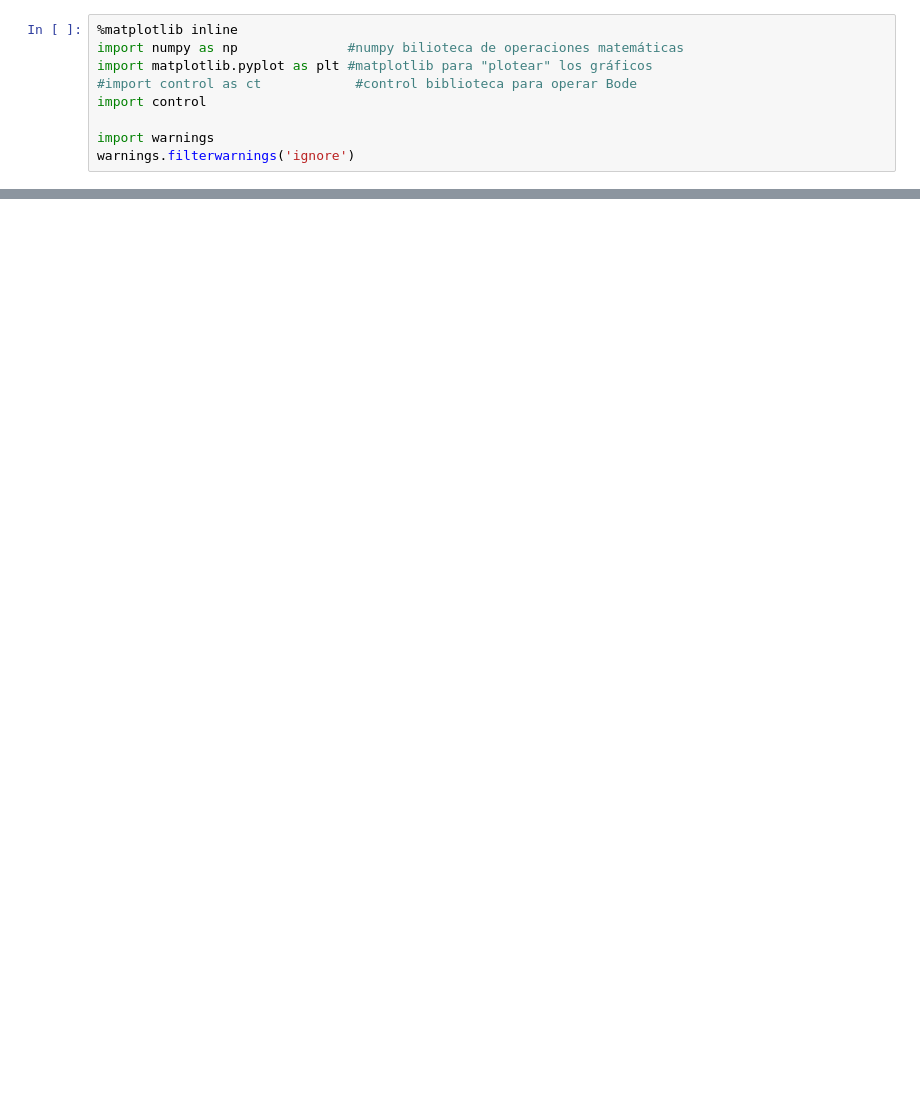
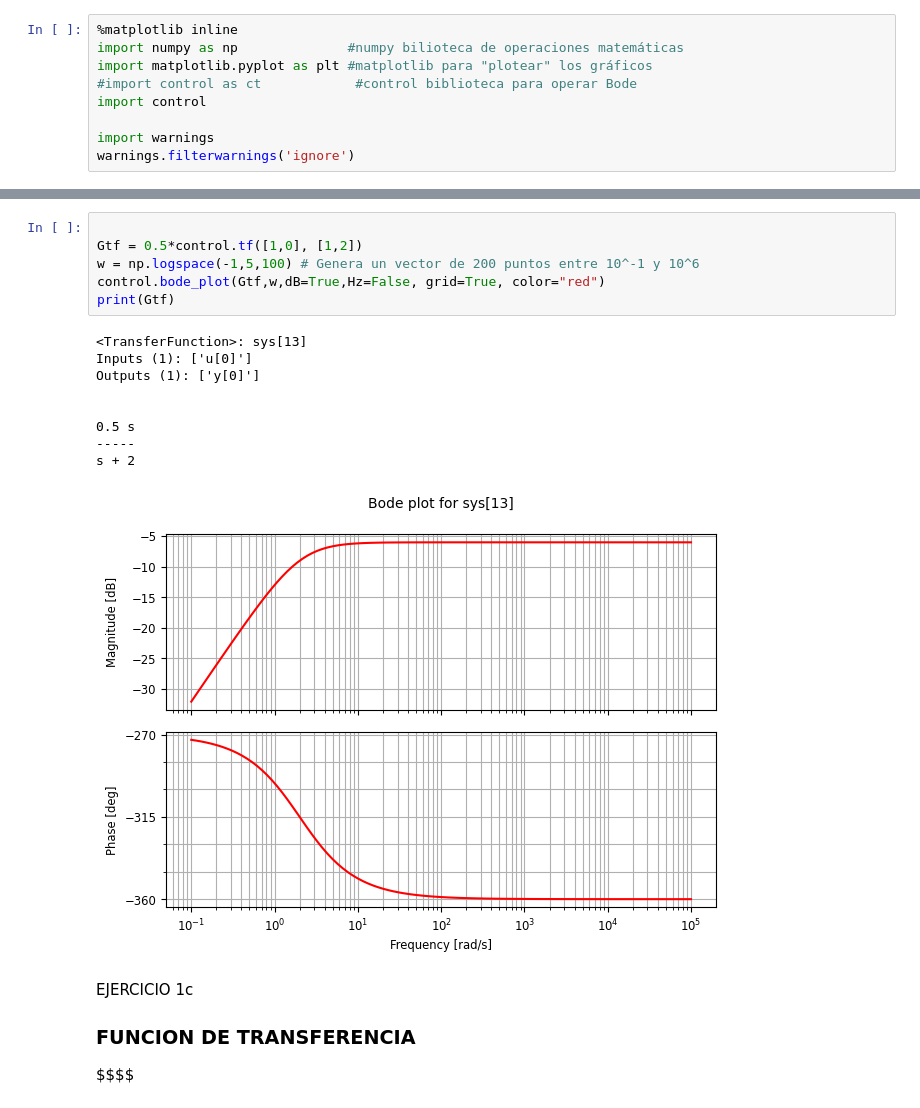
Before and after one commit to Nachito0407/Teoria-de-circuitos-II, a Jupyter notebook: Jupyter/guia_1.ipynb, the cells around one changed output, grey strips where cells are left out. Saved outputs shown, nothing was run; the diff lists cells and outputs as text; blank space fills up the shorter version.

```diff
--- a/Jupyter/guia_1.ipynb
+++ b/Jupyter/guia_1.ipynb
@@ -35,0 +44,21 @@ control.bode_plot(Gtf,dB=True,Hz=True, grid=True, color="red")
+# %%
+
+Gtf = 0.5*control.tf([1,0], [1,2])
+w = np.logspace(-1,5,100) # Genera un vector de 200 puntos entre 10^-1 y 10^6
+control.bode_plot(Gtf,w,dB=True,Hz=False, grid=True, color="red")
+print(Gtf)
+# %% [output]
+<TransferFunction>: sys[13]
+Inputs (1): ['u[0]']
+Outputs (1): ['y[0]']
+
+
+0.5 s
+-----
+s + 2
+[figure, added]
+# %% [markdown]
+EJERCICIO 1c
+### FUNCION DE TRANSFERENCIA
+
+$$$$
```
Also changed, not shown: parts of 4 cells of this notebook, 2 other files.
